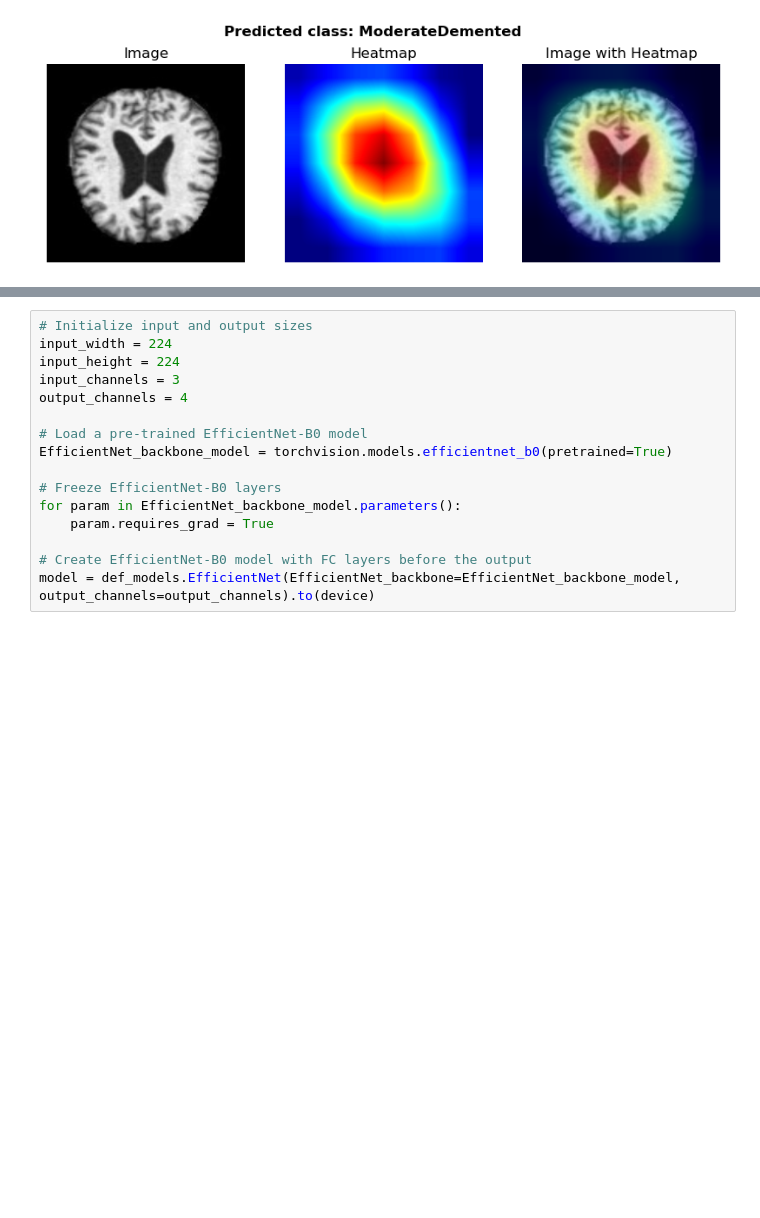
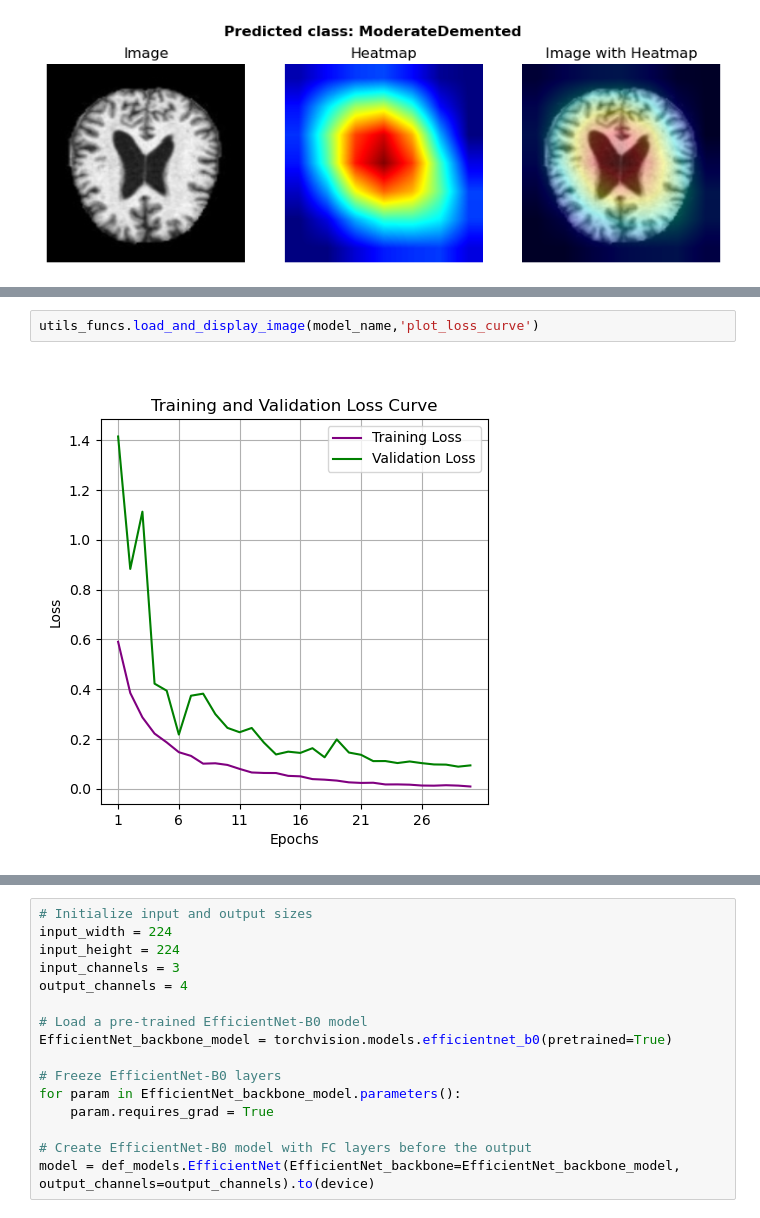
Before and after one commit to nivbartov/MRI_Brain_Alzheimer_Classification, a Jupyter notebook: models/results.ipynb, the cells around one changed output, grey strips where cells are left out. Cells and saved outputs as stored; diff of their text form; blank space fills up the shorter version.

```diff
--- a/models/results.ipynb
+++ b/models/results.ipynb
@@ -395,3 +406,7 @@ Test accuracy on adversial attacks using PGD method: 57.389%
     <img src="../assets/icons/icons8-graph-80.png" style="width: 40px; height: 40px; margin-right: 5px;">
     Adversial Training Curve
 </h1>
+# %%
+utils_funcs.load_and_display_image(model_name,'plot_loss_curve')
+# %% [output]
+[figure, added]
```
Also changed, not shown: parts of 6 cells of this notebook.
